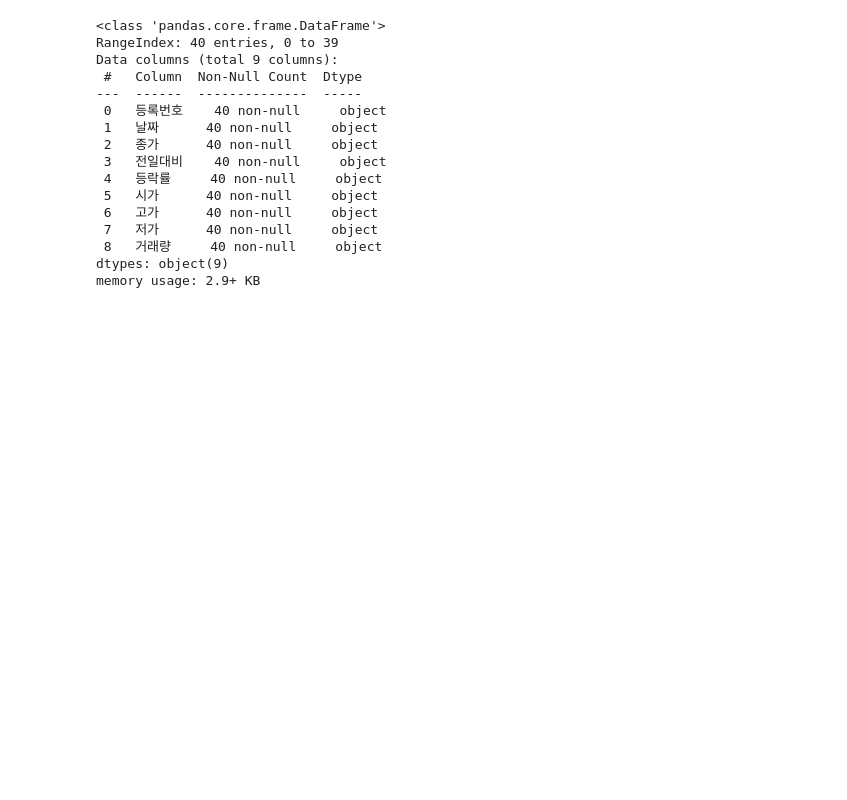
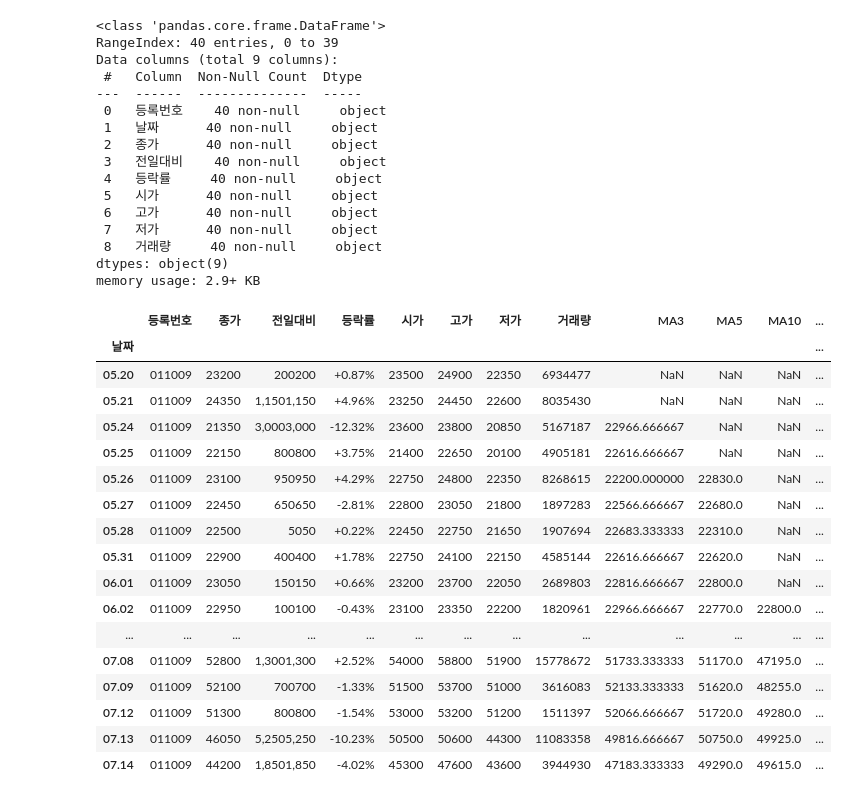
Before and after one commit to Henry-choi426/Crawling, a Jupyter notebook: Stock_Crawler_ver01.ipynb, the cells around one changed output. Saved outputs shown, nothing was run; the diff lists cells and outputs as text; code cells hidden in the pictures; blank space fills up the shorter version.

```diff
--- a/Stock_Crawler_ver01.ipynb
+++ b/Stock_Crawler_ver01.ipynb
@@ -56,6 +56,27 @@ Data columns (total 9 columns):
  8   거래량     40 non-null     object
 dtypes: object(9)
 memory usage: 2.9+ KB
+# %%
+kospi_df.head(40)
+# %% [output]
+|  | 등록번호 | 종가 | 전일대비 | 등락률 | 시가 | 고가 | 저가 | 거래량 | MA3 | MA5 | MA10 | ... |
+| 날짜 |  |  |  |  |  |  |  |  |  |  |  | ... |
+| 05.20 | 011009 | 23200 | 200200 | +0.87% | 23500 | 24900 | 22350 | 6934477 | NaN | NaN | NaN | ... |
+| 05.21 | 011009 | 24350 | 1,1501,150 | +4.96% | 23250 | 24450 | 22600 | 8035430 | NaN | NaN | NaN | ... |
+| 05.24 | 011009 | 21350 | 3,0003,000 | -12.32% | 23600 | 23800 | 20850 | 5167187 | 22966.666667 | NaN | NaN | ... |
+| 05.25 | 011009 | 22150 | 800800 | +3.75% | 21400 | 22650 | 20100 | 4905181 | 22616.666667 | NaN | NaN | ... |
+| 05.26 | 011009 | 23100 | 950950 | +4.29% | 22750 | 24800 | 22350 | 8268615 | 22200.000000 | 22830.0 | NaN | ... |
+| 05.27 | 011009 | 22450 | 650650 | -2.81% | 22800 | 23050 | 21800 | 1897283 | 22566.666667 | 22680.0 | NaN | ... |
+| 05.28 | 011009 | 22500 | 5050 | +0.22% | 22450 | 22750 | 21650 | 1907694 | 22683.333333 | 22310.0 | NaN | ... |
+| 05.31 | 011009 | 22900 | 400400 | +1.78% | 22750 | 24100 | 22150 | 4585144 | 22616.666667 | 22620.0 | NaN | ... |
+| 06.01 | 011009 | 23050 | 150150 | +0.66% | 23200 | 23700 | 22050 | 2689803 | 22816.666667 | 22800.0 | NaN | ... |
+| 06.02 | 011009 | 22950 | 100100 | -0.43% | 23100 | 23350 | 22200 | 1820961 | 22966.666667 | 22770.0 | 22800.0 | ... |
+| ... | ... | ... | ... | ... | ... | ... | ... | ... | ... | ... | ... | ... |
+| 07.08 | 011009 | 52800 | 1,3001,300 | +2.52% | 54000 | 58800 | 51900 | 15778672 | 51733.333333 | 51170.0 | 47195.0 | ... |
+| 07.09 | 011009 | 52100 | 700700 | -1.33% | 51500 | 53700 | 51000 | 3616083 | 52133.333333 | 51620.0 | 48255.0 | ... |
+| 07.12 | 011009 | 51300 | 800800 | -1.54% | 53000 | 53200 | 51200 | 1511397 | 52066.666667 | 51720.0 | 49280.0 | ... |
+| 07.13 | 011009 | 46050 | 5,2505,250 | -10.23% | 50500 | 50600 | 44300 | 11083358 | 49816.666667 | 50750.0 | 49925.0 | ... |
+| 07.14 | 011009 | 44200 | 1,8501,850 | -4.02% | 45300 | 47600 | 43600 | 3944930 | 47183.333333 | 49290.0 | 49615.0 | ... |
 # %%
 for k,v in list(zip(range(0,9),kospi_df)):
     if not k in [0,1,3,4]:
```
Also changed, not shown: parts of 10 cells of this notebook.
